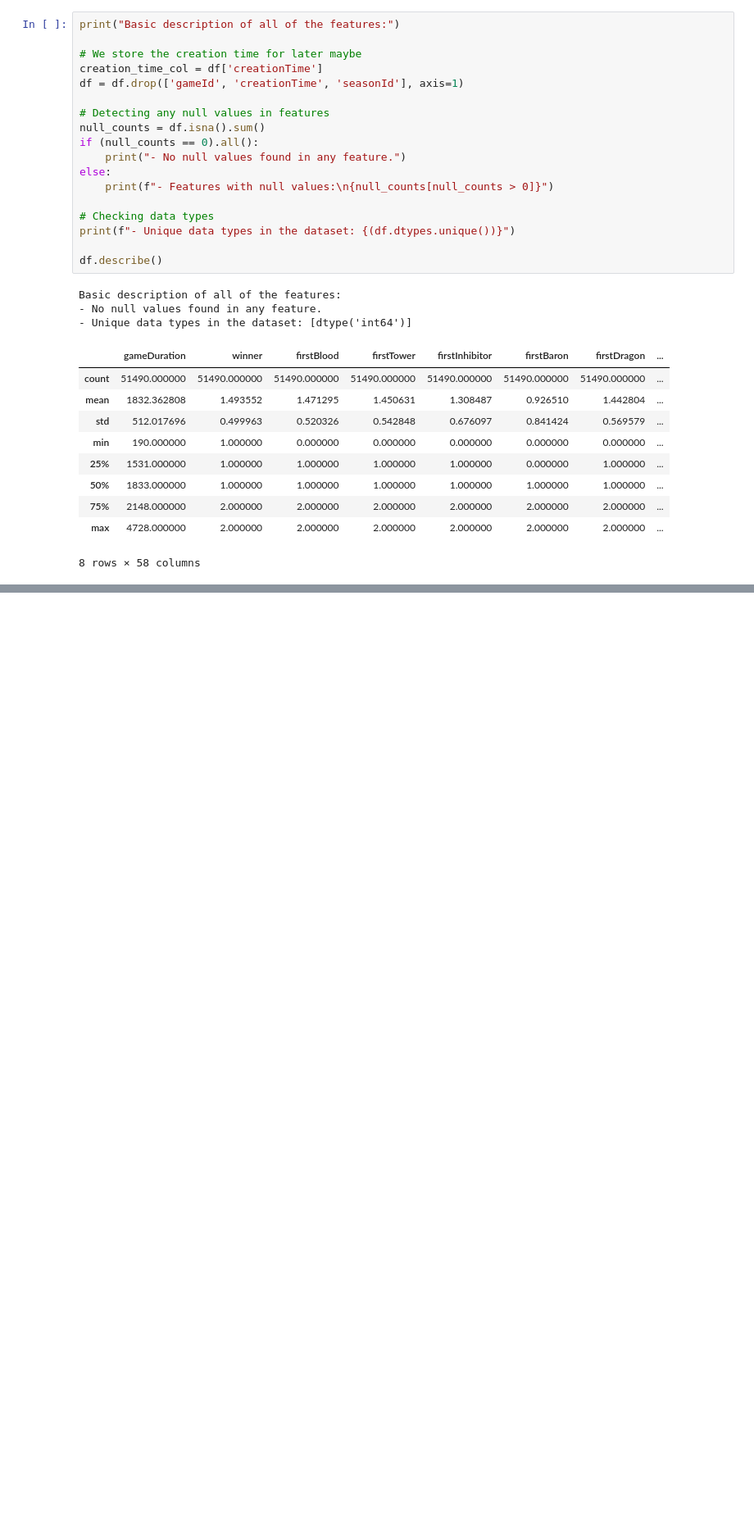
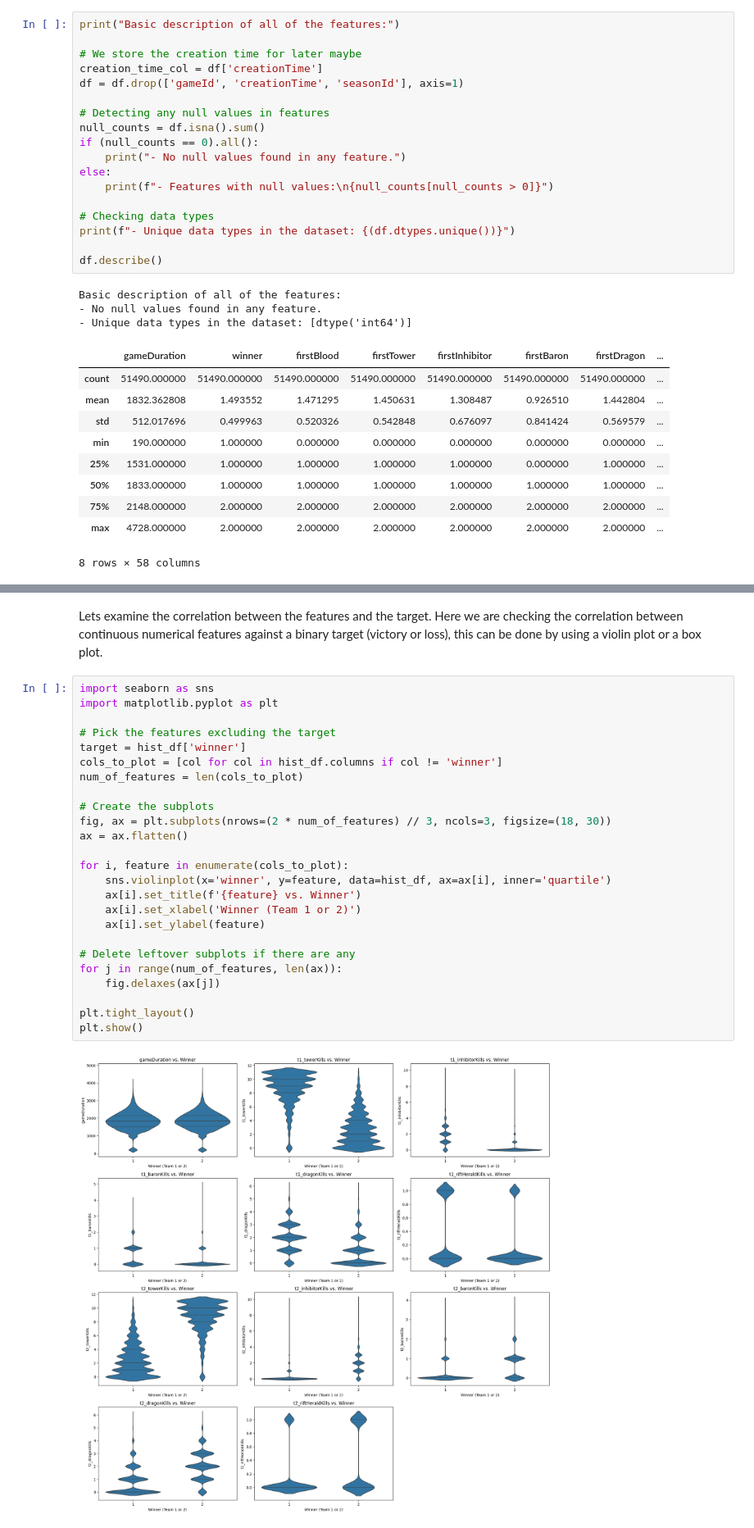
Before and after one commit to jadosh123/lol-ranked-game-predictor, a Jupyter notebook: data_exploration.ipynb, the cells around one changed output, grey strips where cells are left out. Shown at 82% size. Drawn from its saved outputs; the diff is of its cells as text; blank space fills up the shorter version.

Commit message:
Adds violin plot for continuous variables against target binary variable win/loss, it also adds a analysis on the impact of first objective secured on the probability to win for each team

```diff
--- a/data_exploration.ipynb
+++ b/data_exploration.ipynb
@@ -92 +90,31 @@ I also dropped champion picks/bans and summoner spell picks since i will make in
 [figure]
+# %% [markdown]
+Lets examine the correlation between the features and the target.
+Here we are checking the correlation between continuous numerical features against a binary target (victory or loss), this can be done by using a violin plot or a box plot.
+# %%
+import seaborn as sns
+import matplotlib.pyplot as plt
+
+# Pick the features excluding the target
+target = hist_df['winner']
+cols_to_plot = [col for col in hist_df.columns if col != 'winner']
+num_of_features = len(cols_to_plot)
+
+# Create the subplots
+fig, ax = plt.subplots(nrows=(2 * num_of_features) // 3, ncols=3, figsize=(18, 30))
+ax = ax.flatten()
+
+for i, feature in enumerate(cols_to_plot):
+    sns.violinplot(x='winner', y=feature, data=hist_df, ax=ax[i], inner='quartile')
+    ax[i].set_title(f'{feature} vs. Winner')
+    ax[i].set_xlabel('Winner (Team 1 or 2)')
+    ax[i].set_ylabel(feature)
+
+# Delete leftover subplots if there are any
+for j in range(num_of_features, len(ax)):
+    fig.delaxes(ax[j])
+
+plt.tight_layout()
+plt.show()
+# %% [output]
+[figure, added]
```
Also changed, not shown: parts of 4 cells of this notebook.
